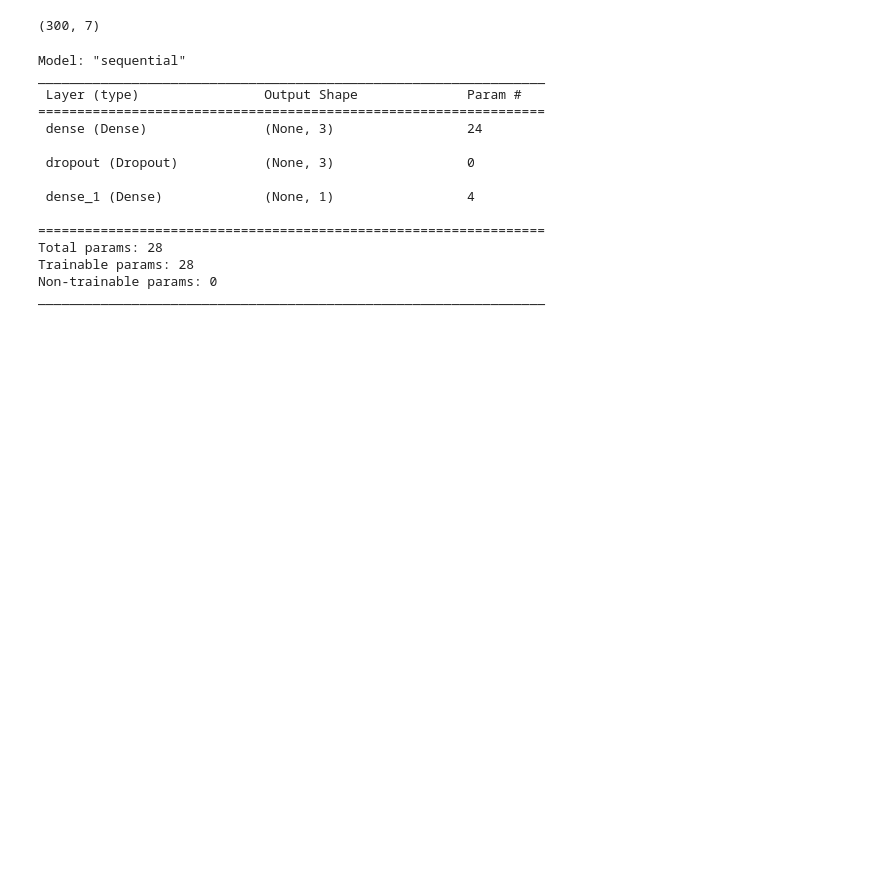
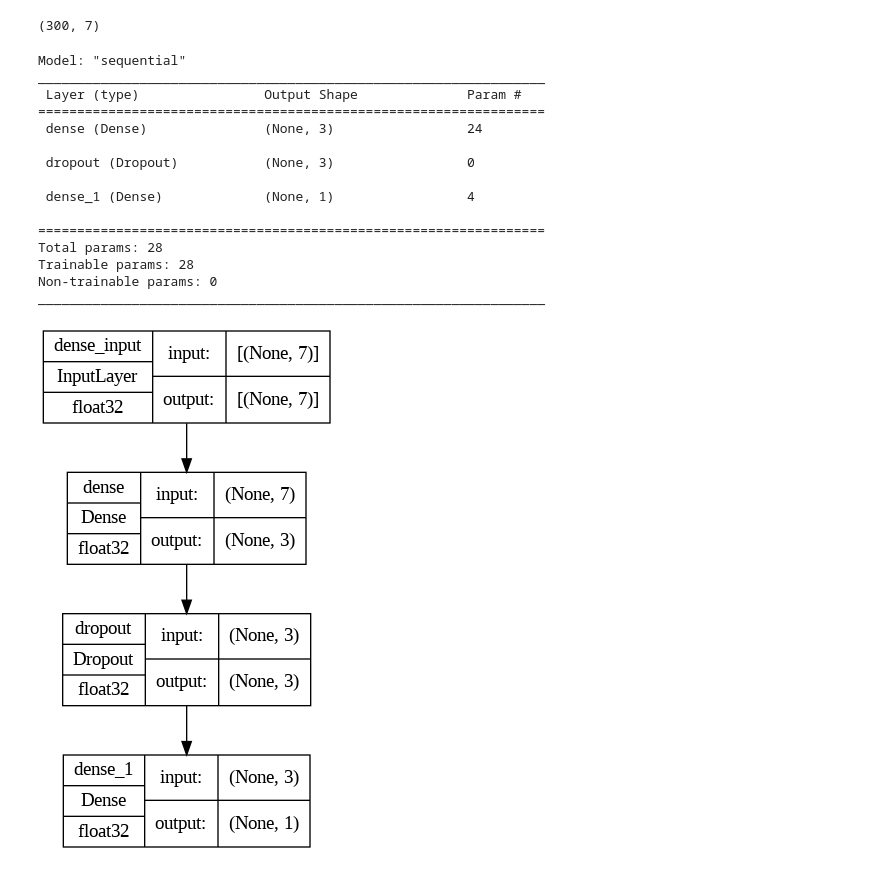
Before and after one commit to FGalvao77/Criando-uma-RNA-simples-com-Keras-para-regressao, a Jupyter notebook: Criando_uma_RNA_simples_com_Keras_para_regressão.ipynb, the cells around one changed output. Drawn from its saved outputs; the diff is of its cells as text; code cells hidden in the pictures; blank space fills up the shorter version.

```diff
--- a/Criando_uma_RNA_simples_com_Keras_para_regressão.ipynb
+++ b/Criando_uma_RNA_simples_com_Keras_para_regressão.ipynb
@@ -84,3 +88,18 @@ _________________________________________________________________
+# %%
+plot_model(
+    model,
+    to_file='model.png',
+    show_shapes=True,
+    show_dtype=True,
+    show_layer_names=True,
+    rankdir='TB',
+    expand_nested=True,
+    dpi=96,
+    layer_range=None,
+    show_layer_activations=False,
+)
+# %% [output]
+[figure, added]
 # %%
 model.compile(
     optimizer='adam',
```
Also changed, not shown: parts of 8 cells of this notebook.
